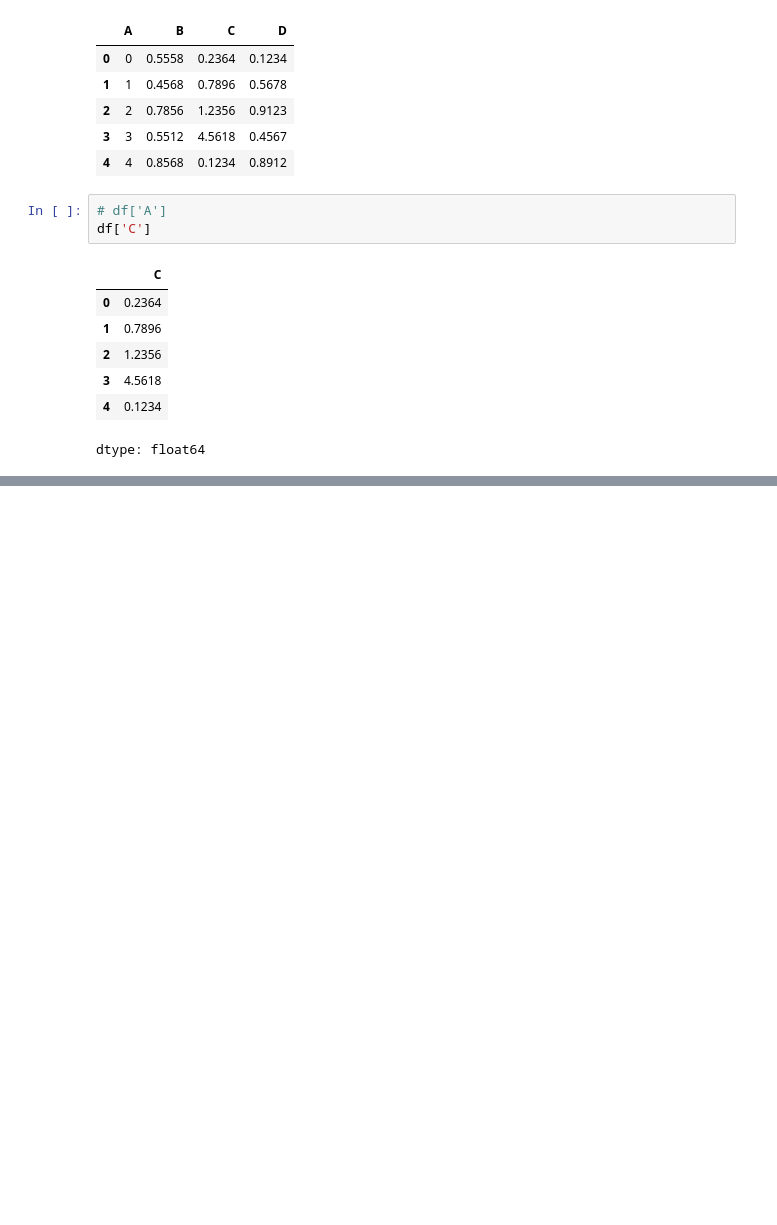
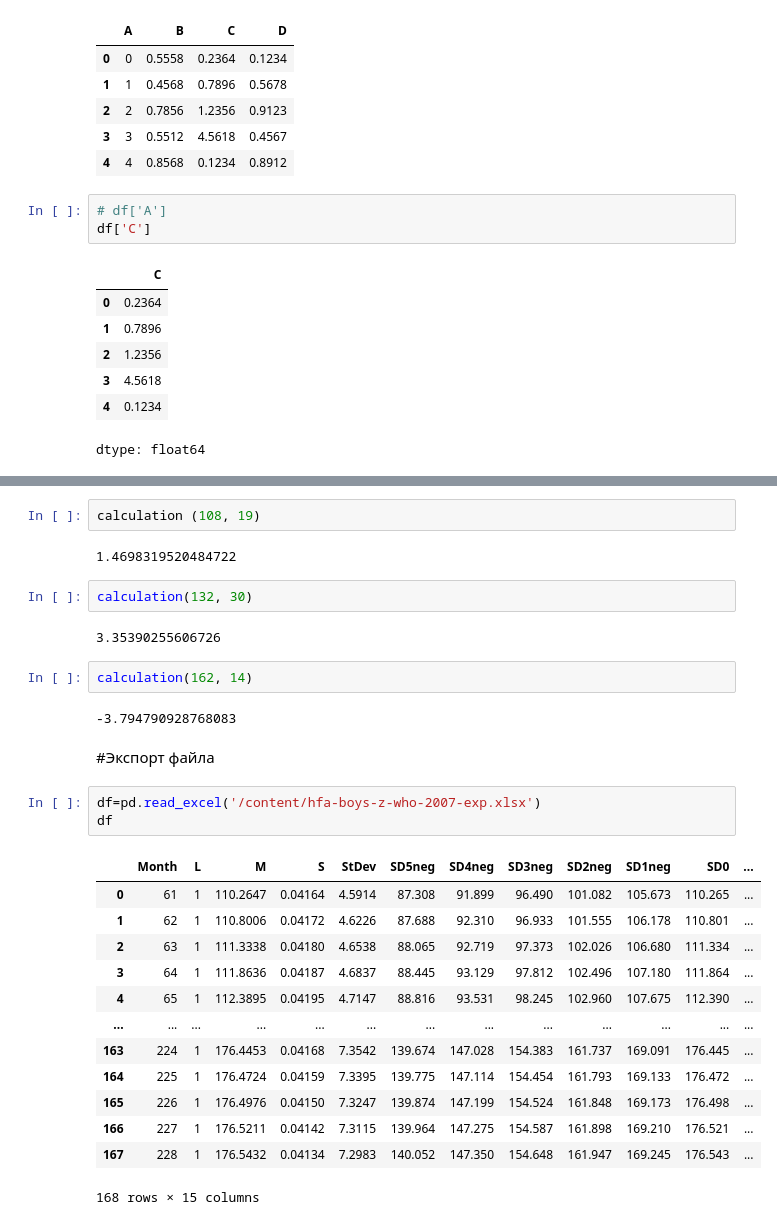
Before and after one commit to MaximTislenko/Acspect_patronum, a Jupyter notebook: Добро_пожаловать_VOZ.ipynb, the cells around one changed output, grey strips where cells are left out. Saved outputs shown, nothing was run; the diff lists cells and outputs as text; blank space fills up the shorter version.

```diff
--- a/Добро_пожаловать_VOZ.ipynb
+++ b/Добро_пожаловать_VOZ.ipynb
@@ -39,0 +163,31 @@ af.at ()
+# %%
+calculation (108, 19)
+# %% [output]
+1.4698319520484722
+# %%
+calculation(132, 30)
+# %% [output]
+3.35390255606726
+# %%
+calculation(162, 14)
+# %% [output]
+-3.794790928768083
+# %% [markdown]
+#Экспорт файла
+# %%
+df=pd.read_excel('/content/hfa-boys-z-who-2007-exp.xlsx')
+df
+# %% [output]
+|  | Month | L | M | S | StDev | SD5neg | SD4neg | SD3neg | SD2neg | SD1neg | SD0 | ... |
+| 0 | 61 | 1 | 110.2647 | 0.04164 | 4.5914 | 87.308 | 91.899 | 96.490 | 101.082 | 105.673 | 110.265 | ... |
+| 1 | 62 | 1 | 110.8006 | 0.04172 | 4.6226 | 87.688 | 92.310 | 96.933 | 101.555 | 106.178 | 110.801 | ... |
+| 2 | 63 | 1 | 111.3338 | 0.04180 | 4.6538 | 88.065 | 92.719 | 97.373 | 102.026 | 106.680 | 111.334 | ... |
+| 3 | 64 | 1 | 111.8636 | 0.04187 | 4.6837 | 88.445 | 93.129 | 97.812 | 102.496 | 107.180 | 111.864 | ... |
+| 4 | 65 | 1 | 112.3895 | 0.04195 | 4.7147 | 88.816 | 93.531 | 98.245 | 102.960 | 107.675 | 112.390 | ... |
+| ... | ... | ... | ... | ... | ... | ... | ... | ... | ... | ... | ... | ... |
+| 163 | 224 | 1 | 176.4453 | 0.04168 | 7.3542 | 139.674 | 147.028 | 154.383 | 161.737 | 169.091 | 176.445 | ... |
+| 164 | 225 | 1 | 176.4724 | 0.04159 | 7.3395 | 139.775 | 147.114 | 154.454 | 161.793 | 169.133 | 176.472 | ... |
+| 165 | 226 | 1 | 176.4976 | 0.04150 | 7.3247 | 139.874 | 147.199 | 154.524 | 161.848 | 169.173 | 176.498 | ... |
+| 166 | 227 | 1 | 176.5211 | 0.04142 | 7.3115 | 139.964 | 147.275 | 154.587 | 161.898 | 169.210 | 176.521 | ... |
+| 167 | 228 | 1 | 176.5432 | 0.04134 | 7.2983 | 140.052 | 147.350 | 154.648 | 161.947 | 169.245 | 176.543 | ... |
+168 rows × 15 columns
```
Also changed, not shown: parts of 30 cells of this notebook.
